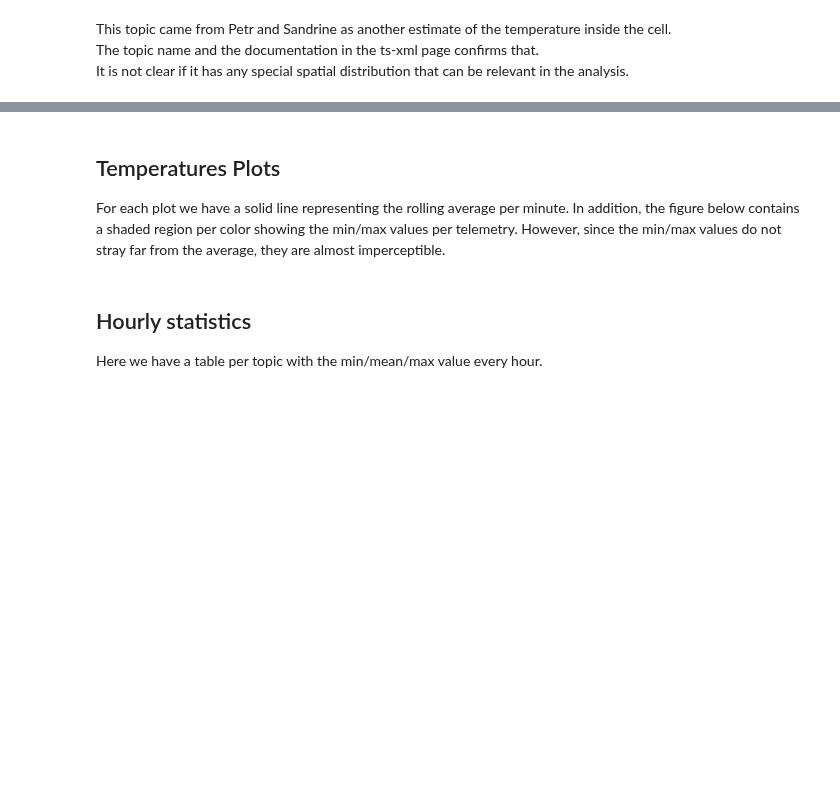
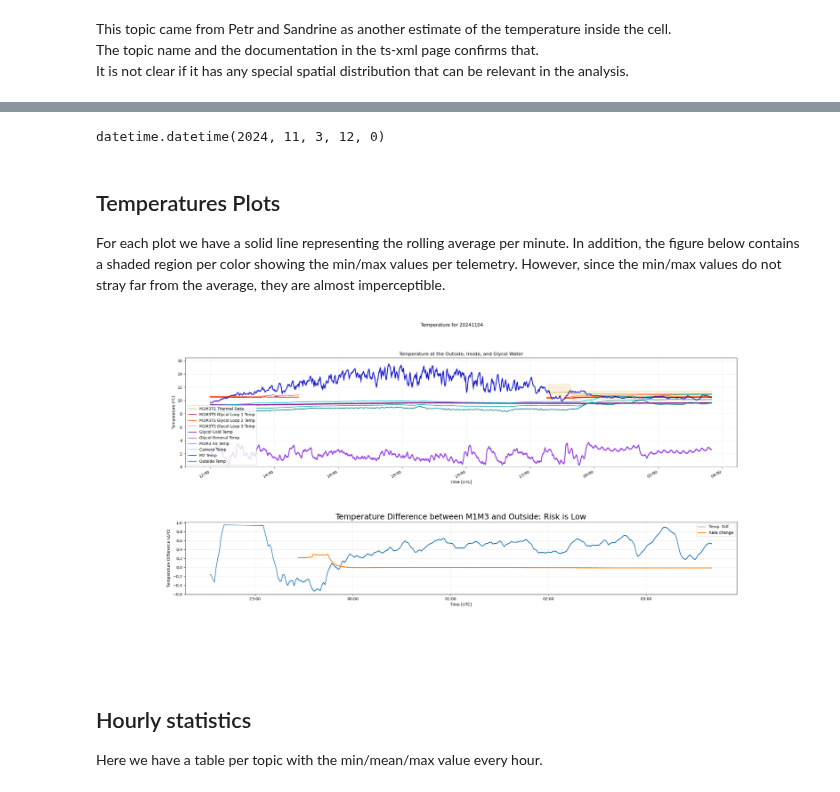
Before and after one commit to lsst-sitcom/reports-performance-summary, a Jupyter notebook: sst/nights/facilities_temperatures_reports.ipynb, the cells around one changed output, grey strips where cells are left out. Drawn from its saved outputs; the diff is of its cells as text; code cells hidden in the pictures; blank space fills up the shorter version.

Commit message:
evaluation of temp difference

```diff
--- a/sst/nights/facilities_temperatures_reports.ipynb
+++ b/sst/nights/facilities_temperatures_reports.ipynb
@@ -331,3 +353,8 @@ df_weather_forecast
+# %%
+start_time.datetime
+#df_weather_forecast.index
+# %% [output]
+datetime.datetime(2024, 11, 3, 12, 0)
 # %% [markdown]
 ## Temperatures Plots
 
@@ -370,40 +453,54 @@ def plot_temperature(ax, df, label, color, alpha=0.5):
 # %%
-%matplotlib widget
-gs = gridspec.GridSpec(1, 1)
-fig = plt.figure(figsize=(10, 6), num=f"temperatures_{day_obs}")
+#%matplotlib widget
+
 fig.clear()
-
+fig = plt.figure(figsize=(15,15), num=f"temperatures_{day_obs}")
+gs = fig.add_gridspec(2, 1, hspace=0.6, height_ratios=[6,4])
 ax = fig.add_subplot(gs[0])
 plot_temperature(ax, df_m1m3ts_inside, label="M1M3TS Thermal Data", color="goldenrod", alpha=0.15)
 plot_temperature(ax, df_m1m3ts_glycol_loop_1, label="M1M3TS Glycol Loop 1 Temp", color="firebrick")
 plot_temperature(ax, df_m1m3ts_glycol_loop_2, label="M1M3TS Glycol Loop 2 Temp", color="orangered")
 plot_temperature(ax, df_m1m3ts_glycol_loop_3, label="M1M3TS Glycol Loop 3 Temp", color="tomato")
 plot_temperature(ax, df_glycol_cold, label="Glycol Cold Temp", color="blueviolet")
 plot_temperature(ax, df_glycol_general, label="Glycol General Temp", color="darkmagenta")
 plot_temperature(ax, df_m1m3, label="M1M3 Air Temp", color="darkturquoise")
 plot_temperature(ax, df_inside_dome, label="Camera Temp", color="lightseagreen")
 plot_temperature(ax, df_m2, label="M2 Temp", color="teal")
 plot_temperature(ax, df_outside, label="Outside Temp", color="mediumblue")
 # plot_temperature(ax, df_weather_forecast, label=f"Weather Forecase - {weather_forecast_update_date}", color="mediumblue")
 
 ## The following line is commented out because the data is not reliable
 # add_plot(ax, df_inside, label="Inside Temp", color="brown")
 
 fig.suptitle(f"Temperature for {day_obs}")
 fig.autofmt_xdate()
 
 ax.grid(":", alpha=0.25)
 ax.legend(loc="lower left")
 ax.set_title("Temperature at the Outside, Inside, and Glycol Water")
 ax.set_xlabel('Time [UTC]')
 ax.set_ylabel('Temperature (ºC)')
 ax.xaxis.set_major_formatter(plt.matplotlib.dates.DateFormatter('%H:%M'))
-
 y_min, ymax = ax.get_ylim()
 ax.set_ylim(max(0, y_min), ymax)
 
+## Get evaluation data
+risk_label = {0:'Low', 1:'Warning', 2:'Critical'}
+time_plot, temp_diff, rate_change, risk = evaluate_data(df_m1m3ts_inside, df_outside)
+ax2 = fig.add_subplot(gs[1])
+ax2.grid(":", alpha=0.25)
+ax2.plot(time_plot, temp_diff, label='Temp. Diff')
+ax2.plot(time_plot, rate_change, label='Rate change')
+ax2.xaxis.set_major_formatter(plt.matplotlib.dates.DateFormatter('%H:%M'))
+ax2.set_xlabel('Time [UTC]')
+ax2.set_ylabel('Temperature Difference ($\Delta$ºC)')
+ax2.set_title(f"Temperature Difference between M1M3 and Outside: Risk is {risk_label[risk]}", fontsize=20)
+ax2.legend()
+
 plt.savefig(f"./plots/temperature_outside_{day_obs}.png")
 plt.show()
+# %% [output]
+[figure, added]
 # %% [markdown]
 ## Hourly statistics
 
```
Also changed, not shown: parts of 16 cells of this notebook.
